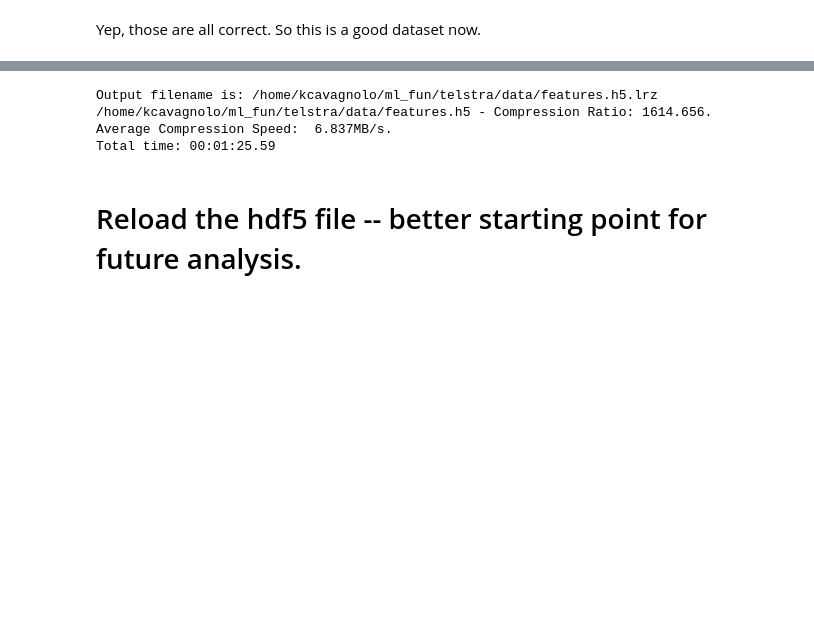
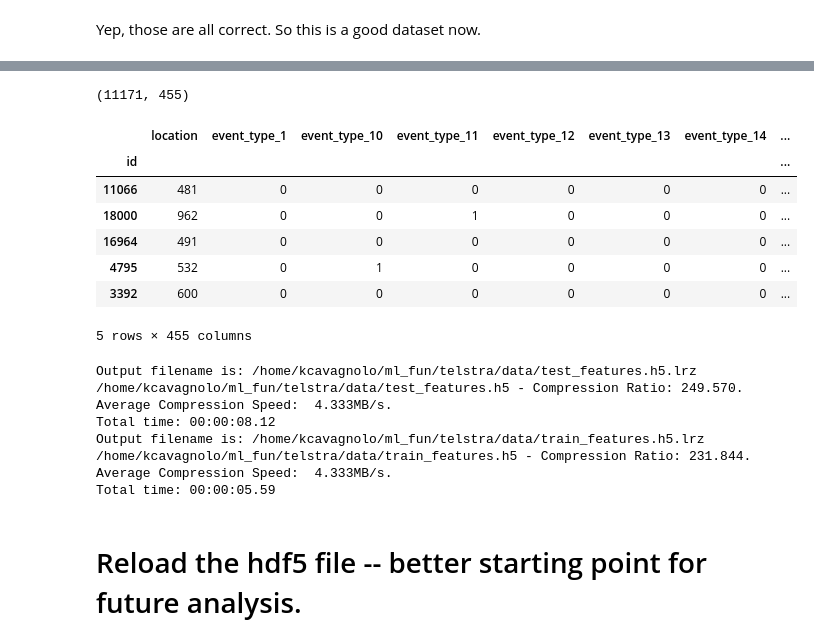
Before and after one commit to abiraja2004/ml_fun, a Jupyter notebook: telstra/notes.ipynb, the cells around one changed output, grey strips where cells are left out. Drawn from its saved outputs; the diff is of its cells as text; code cells hidden in the pictures; blank space fills up the shorter version.

```diff
--- a/telstra/notes.ipynb
+++ b/telstra/notes.ipynb
@@ -178,7 +178,7 @@ For a single id, the coding can't be a list, so one hot encode every type? How m
 That's 449 features. Regardless, need to join all this data together. It's all categorical data (code_n is y/n), except for the log features which has a volume. What's the distribution and can data be re-binned into fewer values?
 # %%
 # one time analysis to re-bin volunme data
-df = pd.read_csv('/home/kcavagnolo/ml_fun/telstra/data/log_feature_volume.csv', index_col=0)
+df = pd.read_csv('/home/kcavagnolo/ml_fun/telstra/data/log_feature_volume', index_col=0)
 x = np.log10(df['volume'][(df.volume > 0)].values)
 sns.distplot(x, bins=8, kde=False, fit=stats.expon)
 
@@ -192,7 +192,7 @@ inds = np.digitize(x, bins)
 df['volume'] = inds
 
 # re-save
-df.to_csv('/home/kcavagnolo/ml_fun/telstra/data/log_feature_class.csv',index=False)
+df.to_csv('/home/kcavagnolo/ml_fun/telstra/data/log_feature_class',index=False)
 # %% [output]
 [figure]
 # %% [markdown]
@@ -225,4 +206,30 @@ files
  '/home/kcavagnolo/ml_fun/telstra/data/severity_type.csv',
  '/home/kcavagnolo/ml_fun/telstra/data/test.csv',
  '/home/kcavagnolo/ml_fun/telstra/data/train.csv']
+# %%
+# set the train set as the master df on which to join everything
+df = pd.read_csv(files[5], index_col=0)
+for c in df.columns:
+    if df[c].dtypes == 'object':
+        df[c] = df[c].map(lambda x: re.sub("[^0-9]", "", x))
+df_train = df.copy()
+
+df = pd.read_csv(files[4], index_col=0)
+for c in df.columns:
+    if df[c].dtypes == 'object':
+        df[c] = df[c].map(lambda x: re.sub("[^0-9]", "", x))
+df_test = df.copy()
+# %%
+# let's work on the three files that are all categorical
+# event_type, resource_type, severity_type
+nfiles = [files[0], files[2], files[3]]
+
+# iterate over files
+for f in nfiles:
+    df = pd.read_csv(f, index_col=0)
+    for c in df.columns:
+        df[c] = df[c].map(lambda x: re.sub("[^0-9]", "", x))
+    dfv = pd.get_dummies(df).groupby(df.index).sum()
+    df_train = df_train.join(dfv)
+    df_test = df_test.join(dfv)
 # %%
@@ -280,0 +281,4 @@ df_final.head()
+# %%
+# join the log features
+df_train = df_train.join(df)
+df_test = df_test.join(df)
@@ -281,12 +299,33 @@ df_final.head()
+# %%
+# check the df shape
+print df_test.shape
+df_test.head()
+# %% [output]
+(11171, 455)
+|  | location | event_type_1 | event_type_10 | event_type_11 | event_type_12 | event_type_13 | event_type_14 | ... |
+| id |  |  |  |  |  |  |  | ... |
+| 11066 | 481 | 0 | 0 | 0 | 0 | 0 | 0 | ... |
+| 18000 | 962 | 0 | 0 | 1 | 0 | 0 | 0 | ... |
+| 16964 | 491 | 0 | 0 | 0 | 0 | 0 | 0 | ... |
+| 4795 | 532 | 0 | 1 | 0 | 0 | 0 | 0 | ... |
+| 3392 | 600 | 0 | 0 | 0 | 0 | 0 | 0 | ... |
+5 rows × 455 columns
 # %%
 # save to lrzipped hdf5 for easier loading later
-df_final.to_hdf(datadir + 'features.h5', 'df')
-!lrzip -zf /home/kcavagnolo/ml_fun/telstra/data/features.h5
-!rm -f /home/kcavagnolo/ml_fun/telstra/data/features.h5
+df_test.to_hdf(datadir + 'test_features.h5', 'df')
+!lrzip -zf /home/kcavagnolo/ml_fun/telstra/data/test_features.h5
+!rm -f /home/kcavagnolo/ml_fun/telstra/data/test_features.h5
+
+df_train.to_hdf(datadir + 'train_features.h5', 'df')
+!lrzip -zf /home/kcavagnolo/ml_fun/telstra/data/train_features.h5
+!rm -f /home/kcavagnolo/ml_fun/telstra/data/train_features.h5
 # %% [output]
-Output filename is: /home/kcavagnolo/ml_fun/telstra/data/features.h5.lrz
-/home/kcavagnolo/ml_fun/telstra/data/features.h5 - Compression Ratio: 1614.656. Average Compression Speed:  6.837MB/s.
-Total time: 00:01:25.59
+Output filename is: /home/kcavagnolo/ml_fun/telstra/data/test_features.h5.lrz
+/home/kcavagnolo/ml_fun/telstra/data/test_features.h5 - Compression Ratio: 249.570. Average Compression Speed:  4.333MB/s.
+Total time: 00:00:08.12
+Output filename is: /home/kcavagnolo/ml_fun/telstra/data/train_features.h5.lrz
+/home/kcavagnolo/ml_fun/telstra/data/train_features.h5 - Compression Ratio: 231.844. Average Compression Speed:  4.333MB/s.
+Total time: 00:00:05.59
 # %% [markdown]
 # Reload the hdf5 file -- better starting point for future analysis.
 # %%
```
Also changed, not shown: parts of 49 cells of this notebook, 6 other files.
